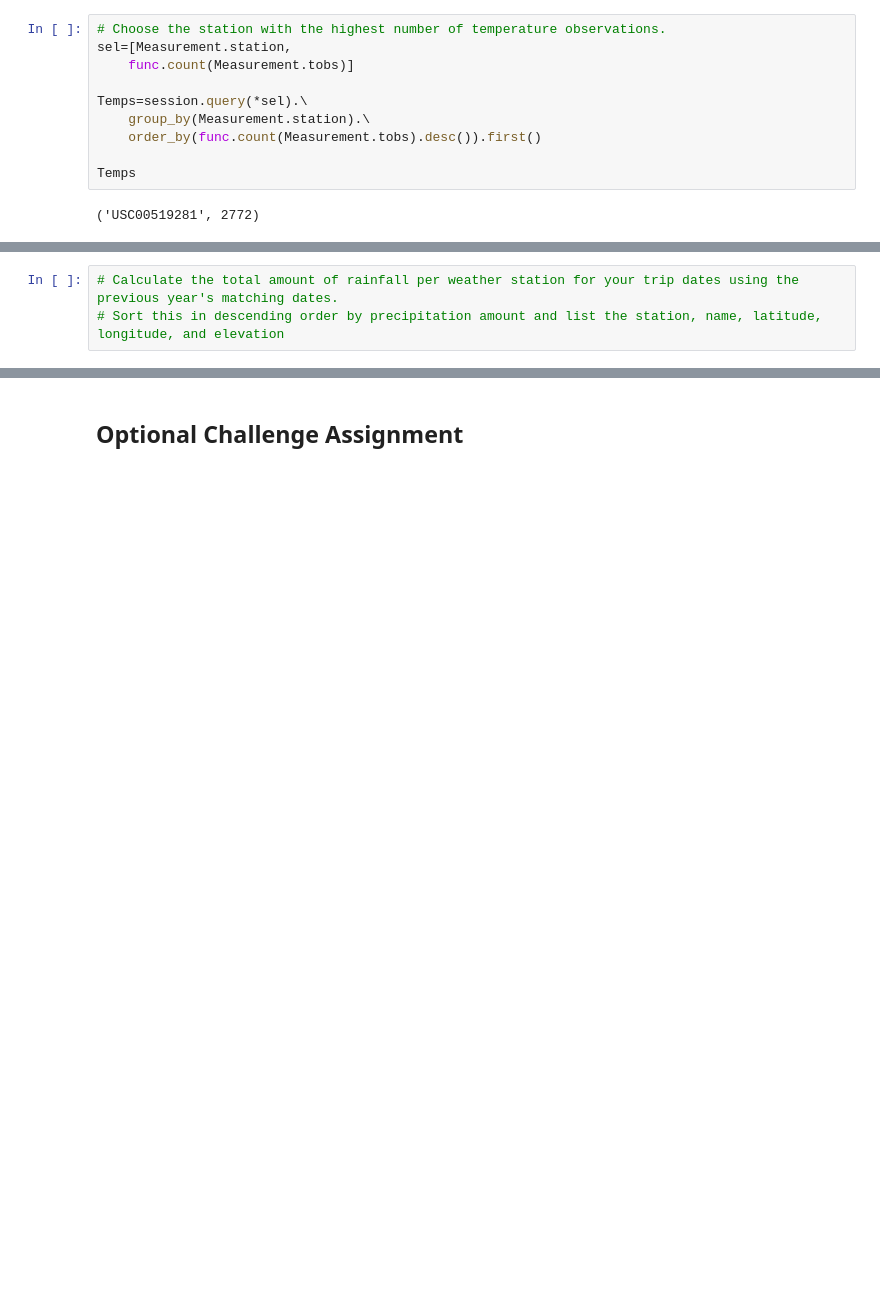
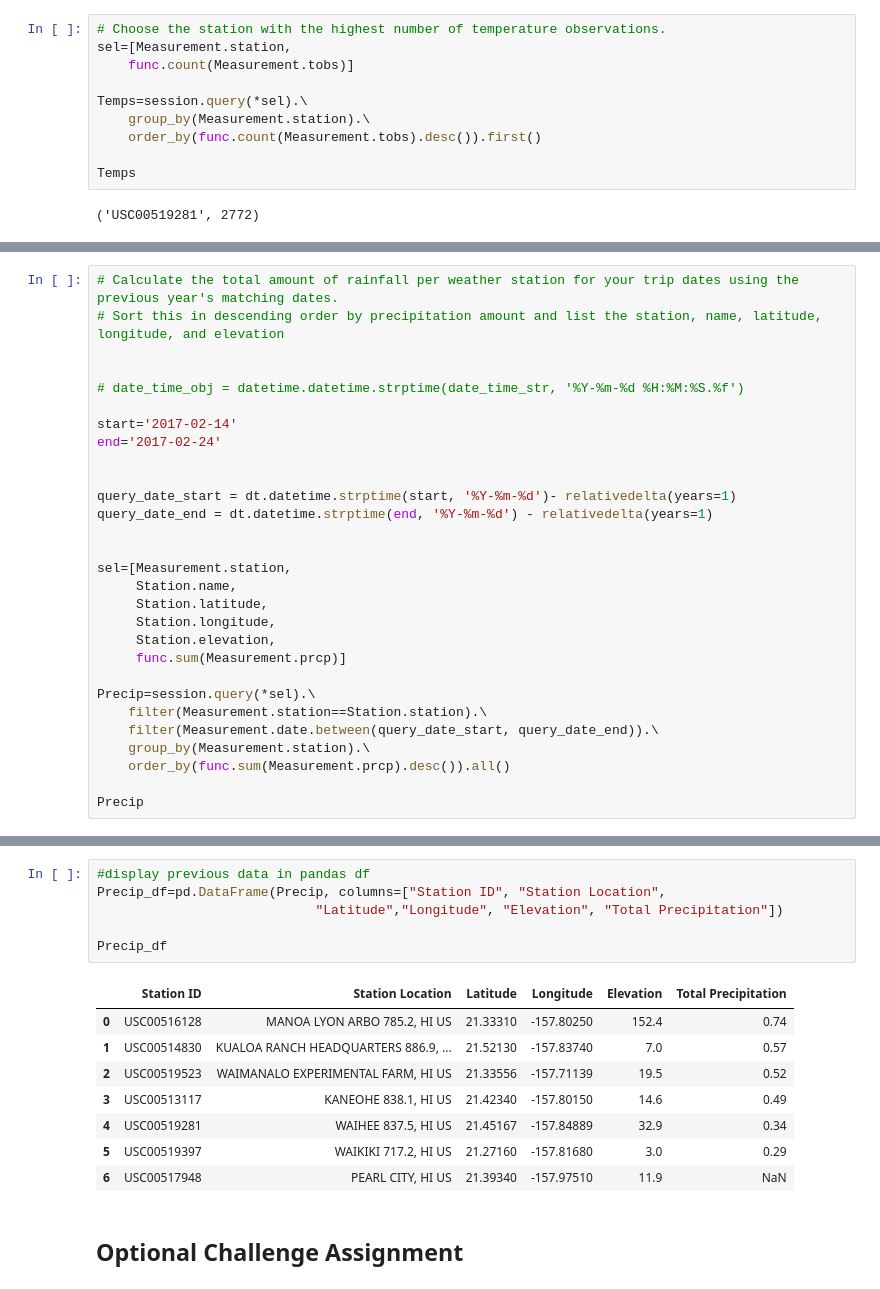
Before and after one commit to jamielewis333/sqlalchemy-challenge, a Jupyter notebook: climate_starter.ipynb, the cells around one changed output, grey strips where cells are left out. Drawn from its saved outputs; the diff is of its cells as text; blank space fills up the shorter version.

```diff
--- a/climate_starter.ipynb
+++ b/climate_starter.ipynb
@@ -215,3 +264,29 @@ print(calc_temps('2012-02-28', '2012-03-05'))
 # %%
 # Calculate the total amount of rainfall per weather station for your trip dates using the previous year's matching dates.
 # Sort this in descending order by precipitation amount and list the station, name, latitude, longitude, and elevation
+
+
+# date_time_obj = datetime.datetime.strptime(date_time_str, '%Y-%m-%d %H:%M:%S.%f')
+
+start='2017-02-14'
+end='2017-02-24'
+
+
+query_date_start = dt.datetime.strptime(start, '%Y-%m-%d')- relativedelta(years=1)
+query_date_end = dt.datetime.strptime(end, '%Y-%m-%d') - relativedelta(years=1)
+
+
+sel=[Measurement.station,
+     Station.name,
+     Station.latitude,
+     Station.longitude,
+     Station.elevation,
+     func.sum(Measurement.prcp)]
+
+Precip=session.query(*sel).\
+    filter(Measurement.station==Station.station).\
+    filter(Measurement.date.between(query_date_start, query_date_end)).\
+    group_by(Measurement.station).\
+    order_by(func.sum(Measurement.prcp).desc()).all()
+
+Precip
@@ -218,3 +311,18 @@ print(calc_temps('2012-02-28', '2012-03-05'))
+# %%
+#display previous data in pandas df
+Precip_df=pd.DataFrame(Precip, columns=["Station ID", "Station Location",
+                            "Latitude","Longitude", "Elevation", "Total Precipitation"])
+
+Precip_df
+# %% [output]
+|  | Station ID | Station Location | Latitude | Longitude | Elevation | Total Precipitation |
+| 0 | USC00516128 | MANOA LYON ARBO 785.2, HI US | 21.33310 | -157.80250 | 152.4 | 0.74 |
+| 1 | USC00514830 | KUALOA RANCH HEADQUARTERS 886.9, ... | 21.52130 | -157.83740 | 7.0 | 0.57 |
+| 2 | USC00519523 | WAIMANALO EXPERIMENTAL FARM, HI US | 21.33556 | -157.71139 | 19.5 | 0.52 |
+| 3 | USC00513117 | KANEOHE 838.1, HI US | 21.42340 | -157.80150 | 14.6 | 0.49 |
+| 4 | USC00519281 | WAIHEE 837.5, HI US | 21.45167 | -157.84889 | 32.9 | 0.34 |
+| 5 | USC00519397 | WAIKIKI 717.2, HI US | 21.27160 | -157.81680 | 3.0 | 0.29 |
+| 6 | USC00517948 | PEARL CITY, HI US | 21.39340 | -157.97510 | 11.9 | NaN |
 # %% [markdown]
 ## Optional Challenge Assignment
 # %%
```
Also changed, not shown: parts of 10 cells of this notebook, 3 other files.
